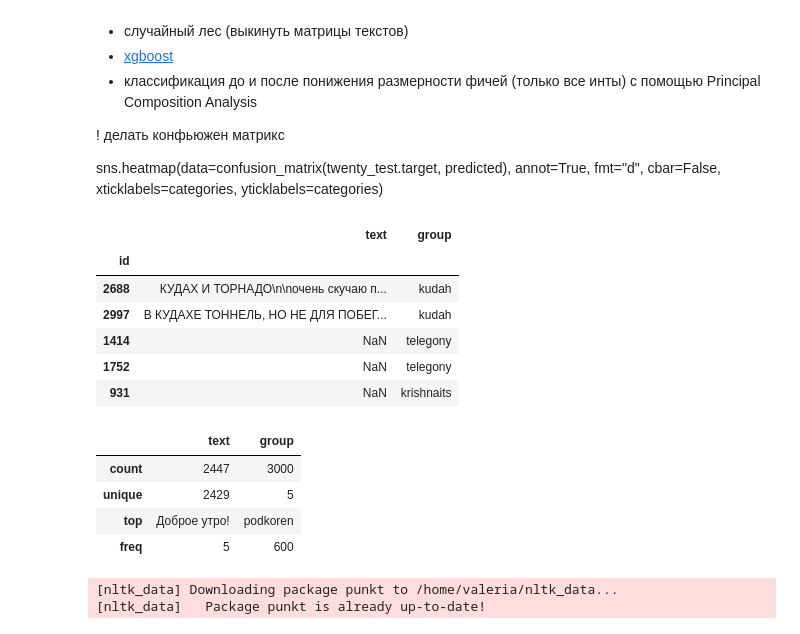
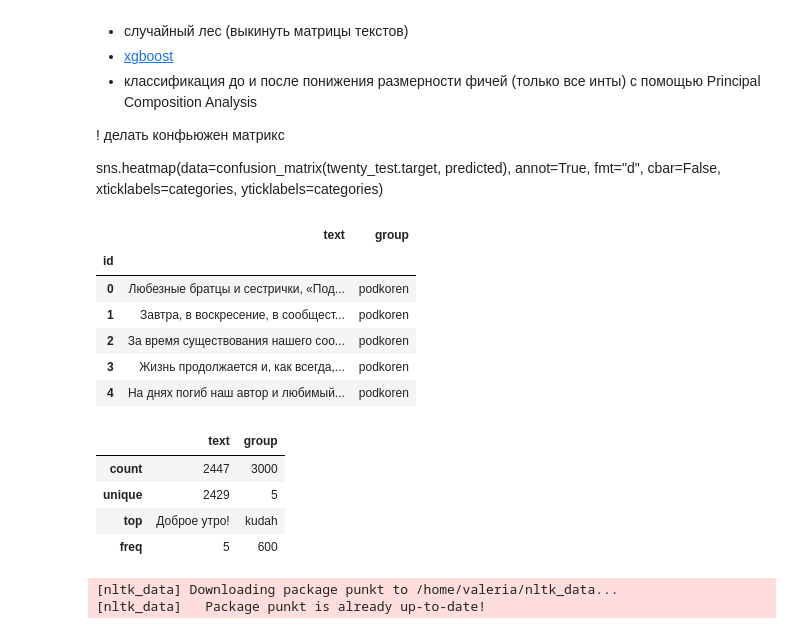
Before and after one commit to leramorozova/DS_Courses, a Jupyter notebook: LingvoDS_sect/DS_Project_sect.ipynb, the cells around one changed output. Cells and saved outputs as stored; diff of their text form; code cells hidden in the pictures.

```diff
--- a/LingvoDS_sect/DS_Project_sect.ipynb
+++ b/LingvoDS_sect/DS_Project_sect.ipynb
@@ -27,24 +27,23 @@ sns.heatmap(data=confusion_matrix(twenty_test.target, predicted), annot=True, fm
 # %%
 import pandas as pd
 import numpy as np
 import matplotlib.pyplot as plt
 plt.style.use('ggplot')
 import matplotlib
 %matplotlib inline
 import random
 import warnings
 
 df = pd.read_csv('data.csv', index_col='id')
-df = df.sample(frac=1)
 df.head()
 # %% [output]
 |  | text | group |
 | id |  |  |
-| 2688 | КУДАХ И ТОРНАДО\n\nочень скучаю п... | kudah |
-| 2997 | В КУДАХЕ ТОННЕЛЬ, НО НЕ ДЛЯ ПОБЕГ... | kudah |
-| 1414 | NaN | telegony |
-| 1752 | NaN | telegony |
-| 931 | NaN | krishnaits |
+| 0 | Любезные братцы и сестрички, «Под... | podkoren |
+| 1 | Завтра, в воскресение, в сообщест... | podkoren |
+| 2 | За время существования нашего соо... | podkoren |
+| 3 | Жизнь продолжается и, как всегда,... | podkoren |
+| 4 | На днях погиб наш автор и любимый... | podkoren |
 # %%
 import warnings
 warnings.filterwarnings('ignore')
@@ -54,7 +53,7 @@ df.describe(include=[np.object])
 |  | text | group |
 | count | 2447 | 3000 |
 | unique | 2429 | 5 |
-| top | Доброе утро! | podkoren |
+| top | Доброе утро! | kudah |
 | freq | 5 | 600 |
 # %%
 import nltk
```
Also changed, not shown: parts of 20 cells of this notebook.
